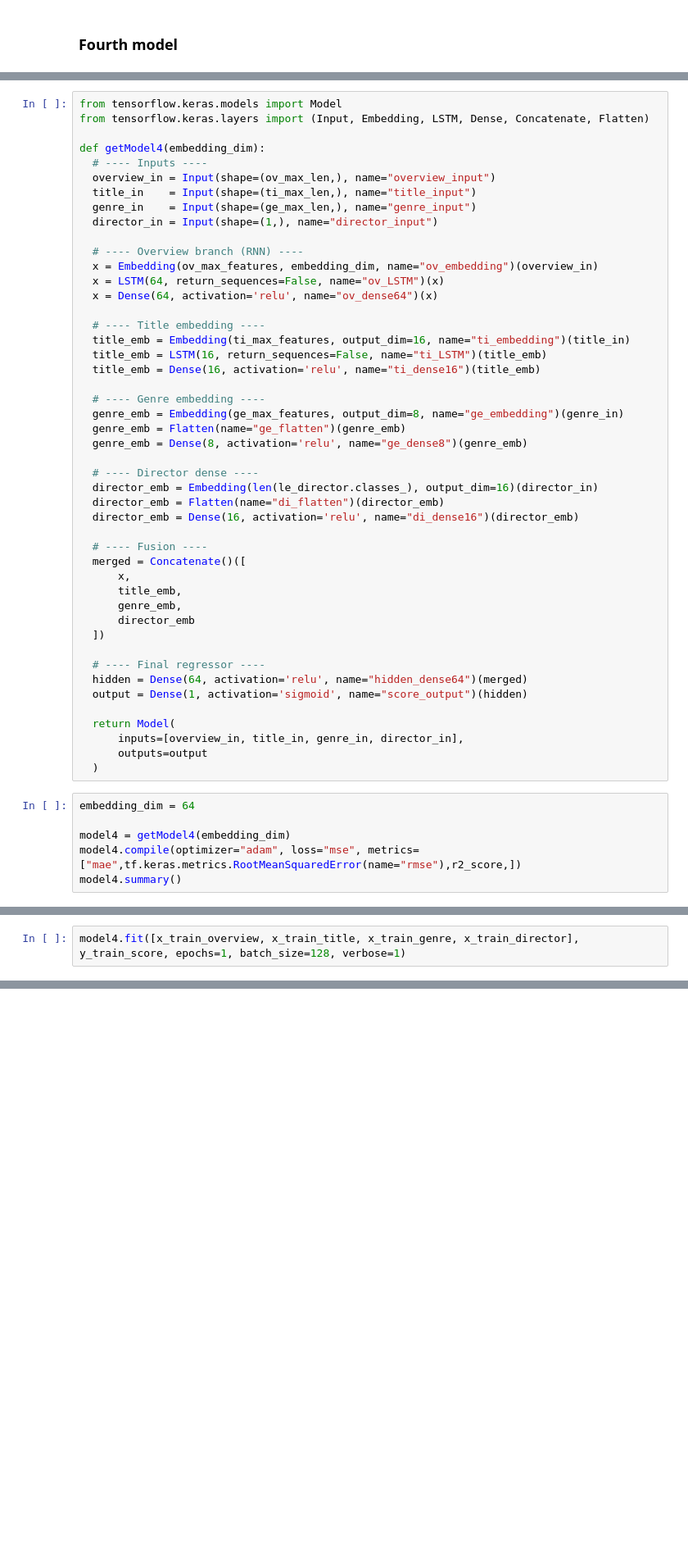
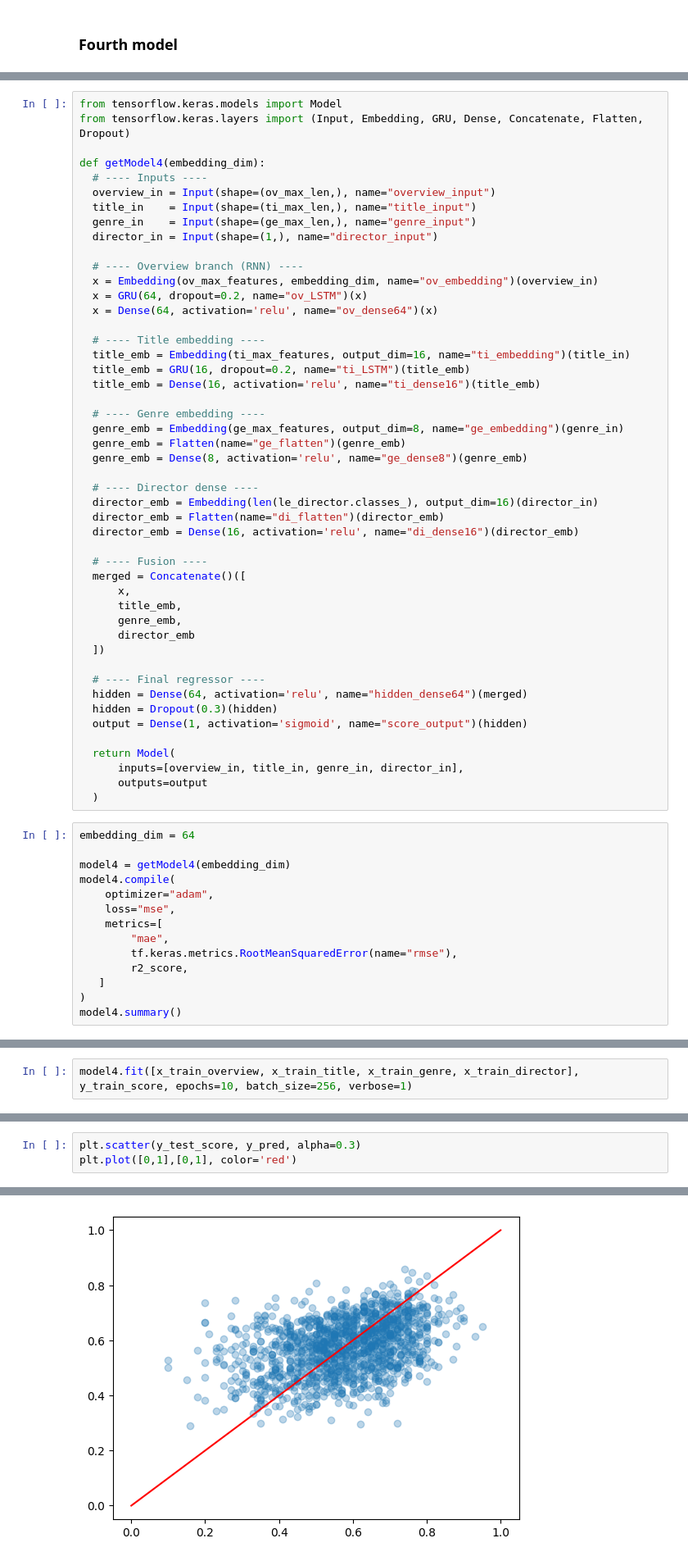
Before and after one commit to clemgi0/movie-analyser_deep-learning-proyecto, a Jupyter notebook: 03_arquitectura_de_linea_de_base.ipynb, the cells around one changed output, grey strips where cells are left out. Shown at 82% size. Drawn from its saved outputs; the diff is of its cells as text; blank space fills up the shorter version.

```diff
--- a/03_arquitectura_de_linea_de_base.ipynb
+++ b/03_arquitectura_de_linea_de_base.ipynb
@@ -618,7 +667,7 @@ Concatenate the 4 branches
 Dense(64) → Output (score)
 # %%
 from tensorflow.keras.models import Model
-from tensorflow.keras.layers import (Input, Embedding, LSTM, Dense, Concatenate, Flatten)
+from tensorflow.keras.layers import (Input, Embedding, GRU, Dense, Concatenate, Flatten, Dropout)
 
 def getModel4(embedding_dim):
   # ---- Inputs ----
@@ -629,12 +678,12 @@ def getModel4(embedding_dim):
 
   # ---- Overview branch (RNN) ----
   x = Embedding(ov_max_features, embedding_dim, name="ov_embedding")(overview_in)
-  x = LSTM(64, return_sequences=False, name="ov_LSTM")(x)
+  x = GRU(64, dropout=0.2, name="ov_LSTM")(x)
   x = Dense(64, activation='relu', name="ov_dense64")(x)
 
   # ---- Title embedding ----
   title_emb = Embedding(ti_max_features, output_dim=16, name="ti_embedding")(title_in)
-  title_emb = LSTM(16, return_sequences=False, name="ti_LSTM")(title_emb)
+  title_emb = GRU(16, dropout=0.2, name="ti_LSTM")(title_emb)
   title_emb = Dense(16, activation='relu', name="ti_dense16")(title_emb)
 
   # ---- Genre embedding ----
@@ -657,6 +706,7 @@ def getModel4(embedding_dim):
 
   # ---- Final regressor ----
   hidden = Dense(64, activation='relu', name="hidden_dense64")(merged)
+  hidden = Dropout(0.3)(hidden)
   output = Dense(1, activation='sigmoid', name="score_output")(hidden)
 
   return Model(
@@ -667,6 +717,14 @@ def getModel4(embedding_dim):
 embedding_dim = 64
 
 model4 = getModel4(embedding_dim)
-model4.compile(optimizer="adam", loss="mse", metrics=["mae",tf.keras.metrics.RootMeanSquaredError(name="rmse"),r2_score,])
+model4.compile(
+    optimizer="adam",
+    loss="mse",
+    metrics=[
+        "mae",
+        tf.keras.metrics.RootMeanSquaredError(name="rmse"),
+        r2_score,
+   ]
+)
 model4.summary()
 # %% [output]
@@ -693,4 +751,4 @@ Model: "functional_20"
  Non-trainable params: 0 (0.00 B)
 # %%
-model4.fit([x_train_overview, x_train_title, x_train_genre, x_train_director], y_train_score, epochs=1, batch_size=128, verbose=1)
+model4.fit([x_train_overview, x_train_title, x_train_genre, x_train_director], y_train_score, epochs=10, batch_size=256, verbose=1)
 # %% [output]
@@ -709,0 +813,4 @@ for i in range(10):
+# %%
+plt.scatter(y_test_score, y_pred, alpha=0.3)
+plt.plot([0,1],[0,1], color='red')
+# %% [output]
@@ -709,0 +818 @@ for i in range(10):
+[figure, added]
```
Also changed, not shown: parts of 22 cells of this notebook.
